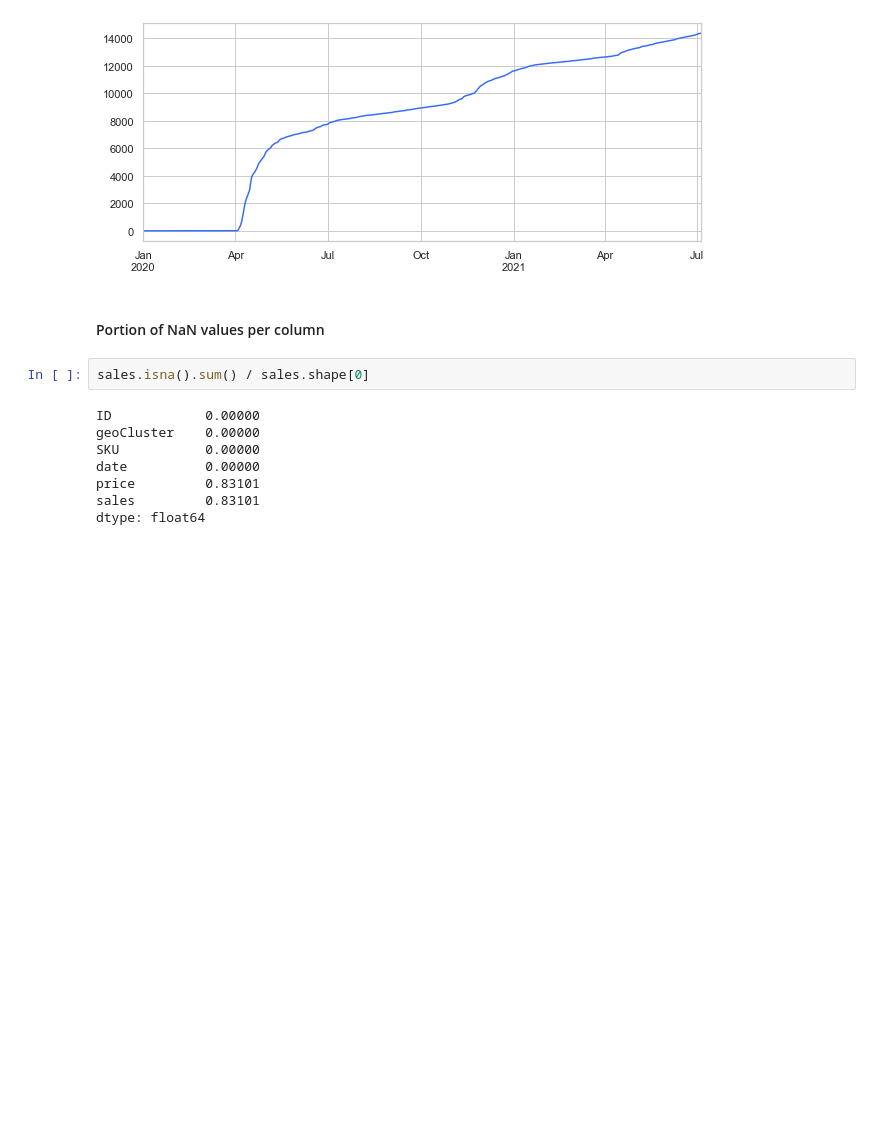
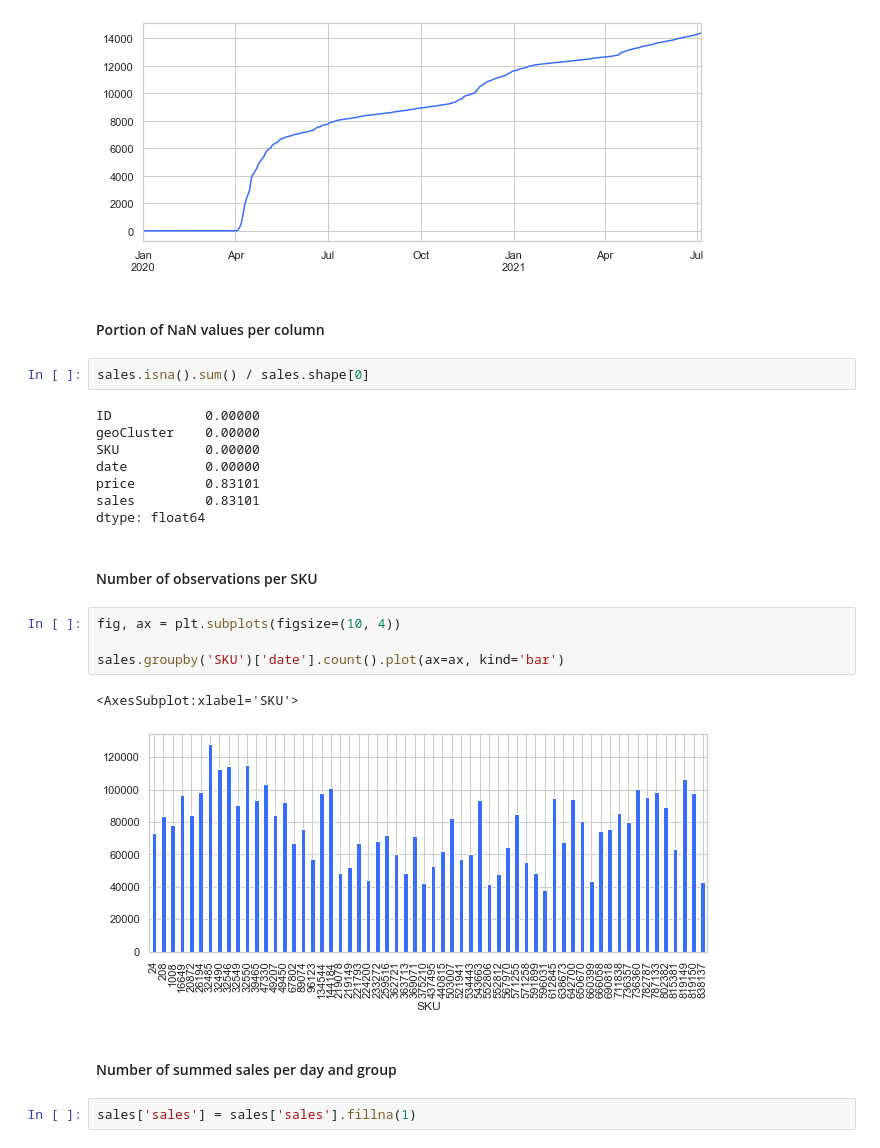
Before and after one commit to f-linus/hackupc-demand-forecasting, a Jupyter notebook: src/data/exploration/1 Coarse exploration.ipynb, the cells around one changed output. Saved outputs shown, nothing was run; the diff lists cells and outputs as text; blank space fills up the shorter version.

```diff
--- a/src/data/exploration/1 Coarse exploration.ipynb
+++ b/src/data/exploration/1 Coarse exploration.ipynb
@@ -47,3 +58,16 @@ date          0.00000
 price         0.83101
 sales         0.83101
 dtype: float64
+# %% [markdown]
+#### Number of observations per SKU
+# %%
+fig, ax = plt.subplots(figsize=(10, 4))
+
+sales.groupby('SKU')['date'].count().plot(ax=ax, kind='bar')
+# %% [output]
+<AxesSubplot:xlabel='SKU'>
+[figure, added]
+# %% [markdown]
+#### Number of summed sales per day and group
+# %%
+sales['sales'] = sales['sales'].fillna(1)
```
Also changed, not shown: parts of 4 cells of this notebook.
